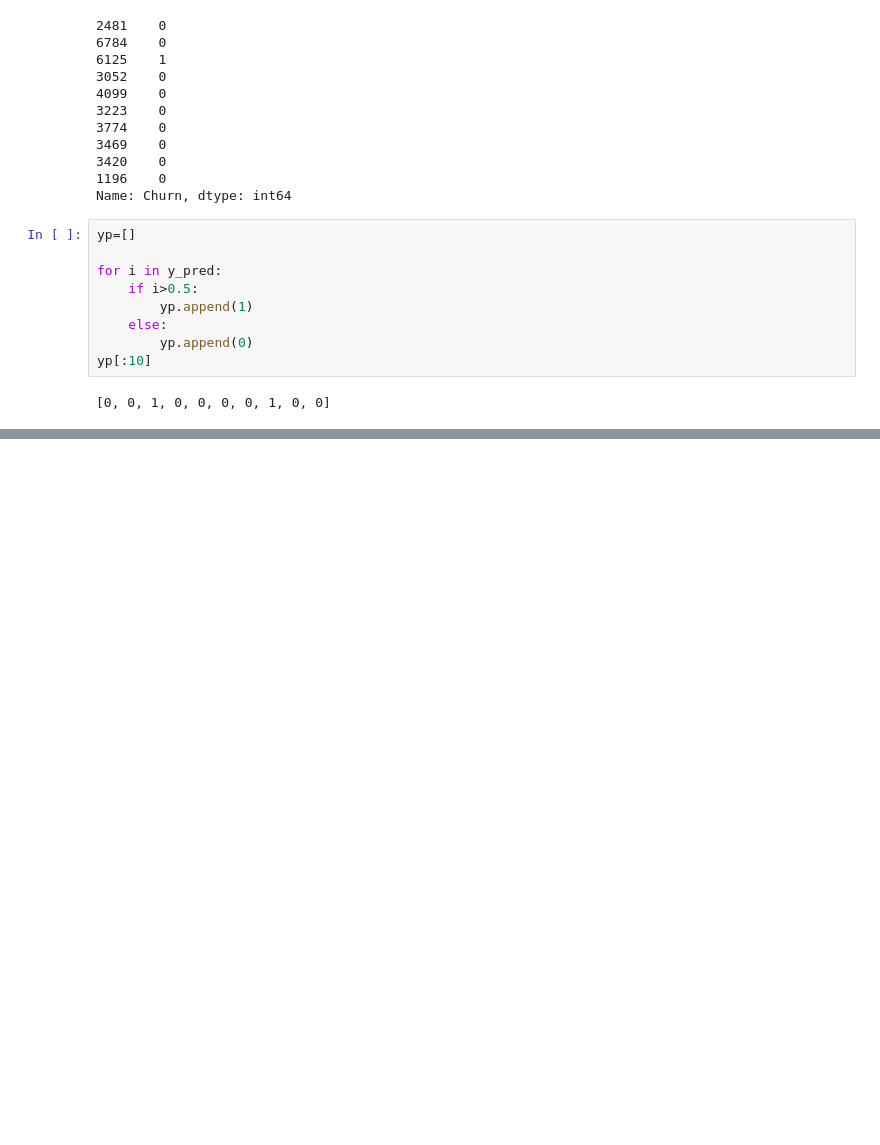
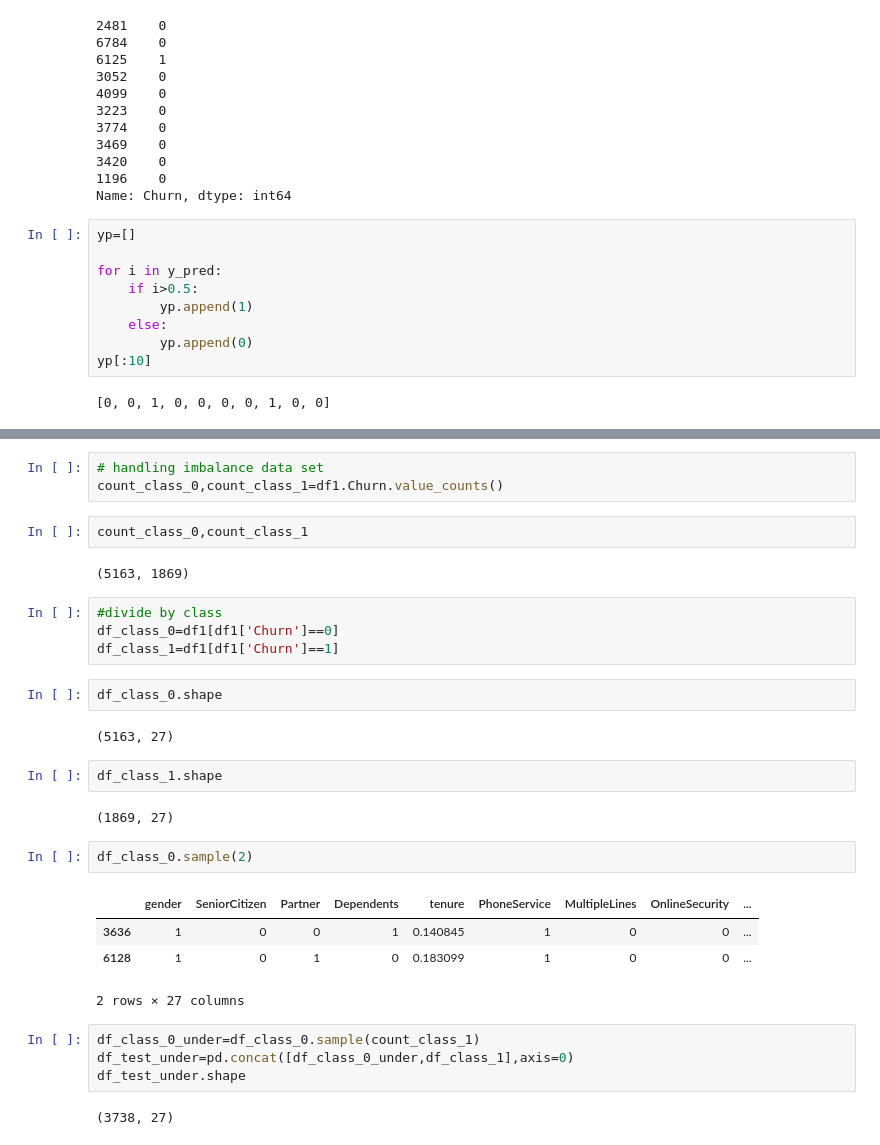
Before and after one commit to anuj123-45/ML-Algos, a Jupyter notebook: DL/Customer_Churn using ANN.ipynb, the cells around one changed output, grey strips where cells are left out. Drawn from its saved outputs; the diff is of its cells as text; blank space fills up the shorter version.

Commit message:
handling imbalanced data set

```diff
--- a/DL/Customer_Churn using ANN.ipynb
+++ b/DL/Customer_Churn using ANN.ipynb
@@ -368,0 +383,32 @@ Text(50.722222222222214, 0.5, 'Truth')
+# %%
+# handling imbalance data set
+count_class_0,count_class_1=df1.Churn.value_counts()
+# %%
+count_class_0,count_class_1
+# %% [output]
+(5163, 1869)
+# %%
+#divide by class
+df_class_0=df1[df1['Churn']==0]
+df_class_1=df1[df1['Churn']==1]
+# %%
+df_class_0.shape
+# %% [output]
+(5163, 27)
+# %%
+df_class_1.shape
+# %% [output]
+(1869, 27)
+# %%
+df_class_0.sample(2)
+# %% [output]
+|  | gender | SeniorCitizen | Partner | Dependents | tenure | PhoneService | MultipleLines | OnlineSecurity | ... |
+| 3636 | 1 | 0 | 0 | 1 | 0.140845 | 1 | 0 | 0 | ... |
+| 6128 | 1 | 0 | 1 | 0 | 0.183099 | 1 | 0 | 0 | ... |
+2 rows × 27 columns
+# %%
+df_class_0_under=df_class_0.sample(count_class_1)
+df_test_under=pd.concat([df_class_0_under,df_class_1],axis=0)
+df_test_under.shape
+# %% [output]
+(3738, 27)
```
Also changed, not shown: parts of 54 cells of this notebook.
